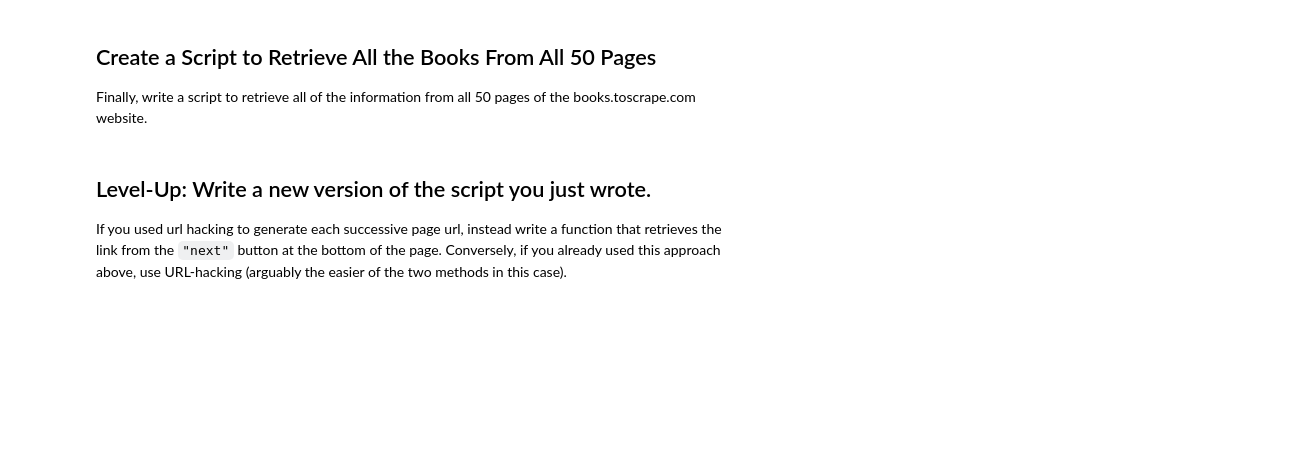
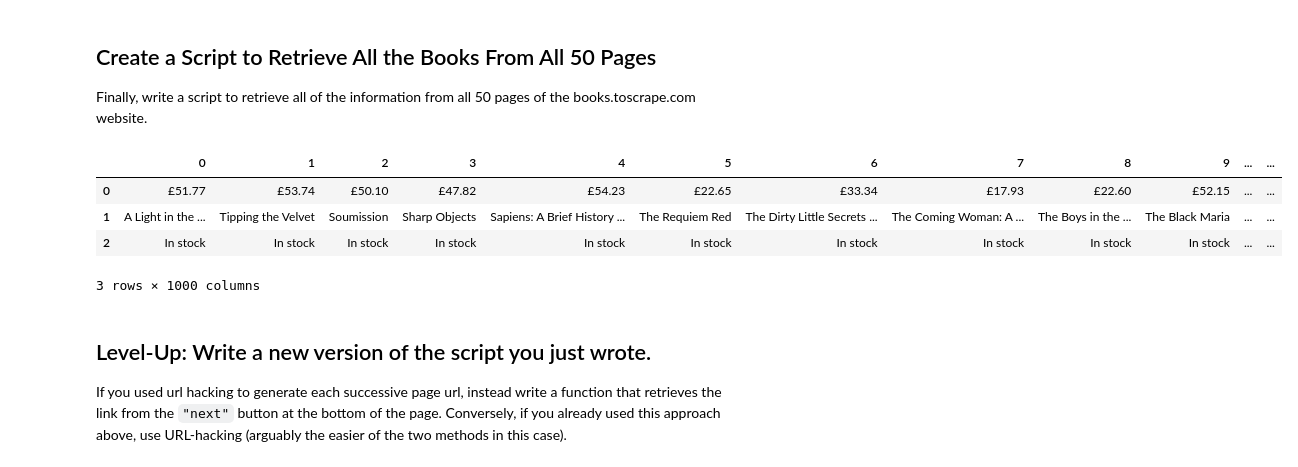
Before and after one commit to aschams/dsc-web-scraping-lab-dc-ds-060319, a Jupyter notebook: index.ipynb, the cells around one changed output. Drawn from its saved outputs; the diff is of its cells as text; code cells hidden in the pictures; blank space fills up the shorter version.

```diff
--- a/index.ipynb
+++ b/index.ipynb
@@ -209,7 +209,13 @@ for i in range(1, 51):
     all_titles.extend(titles)
     all_availabilities.extend(availabilities)
 # %%
-pd.DataFrame([all_prices, all_tit])
+pd.DataFrame([all_prices, all_titles, all_availabilities])
+# %% [output]
+|  | 0 | 1 | 2 | 3 | 4 | 5 | 6 | 7 | 8 | 9 | ... | ... |
+| 0 | £51.77 | £53.74 | £50.10 | £47.82 | £54.23 | £22.65 | £33.34 | £17.93 | £22.60 | £52.15 | ... | ... |
+| 1 | A Light in the ... | Tipping the Velvet | Soumission | Sharp Objects | Sapiens: A Brief History ... | The Requiem Red | The Dirty Little Secrets ... | The Coming Woman: A ... | The Boys in the ... | The Black Maria | ... | ... |
+| 2 | In stock | In stock | In stock | In stock | In stock | In stock | In stock | In stock | In stock | In stock | ... | ... |
+3 rows × 1000 columns
 # %% [markdown]
 ## Level-Up: Write a new version of the script you just wrote.
 
```
